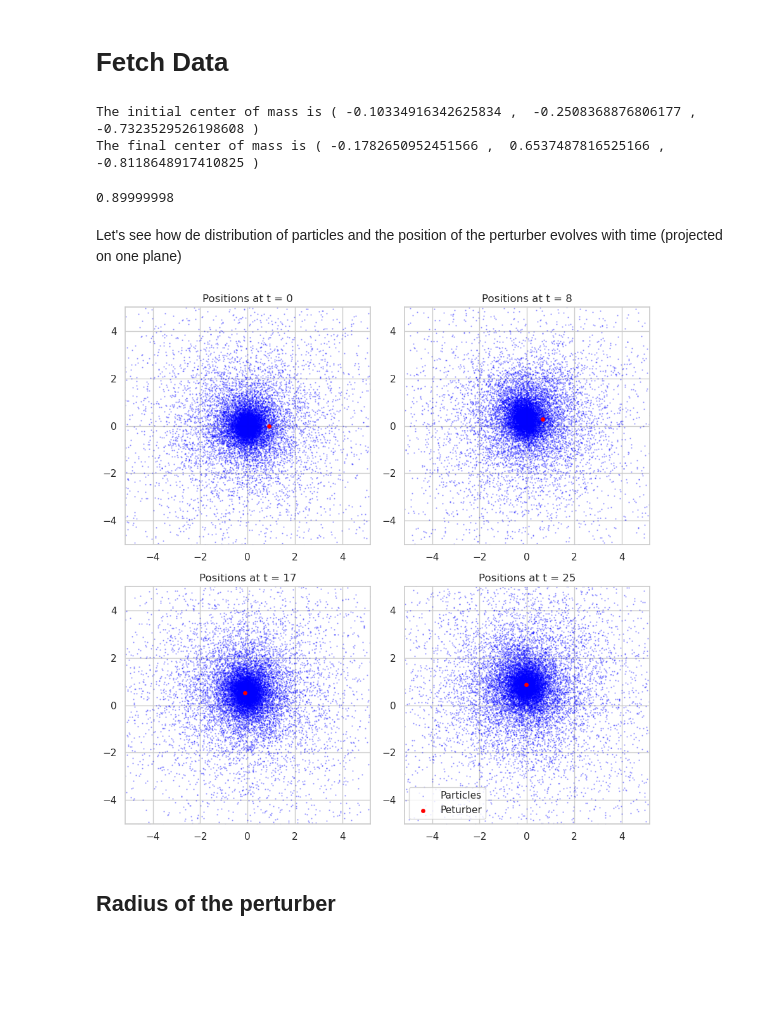
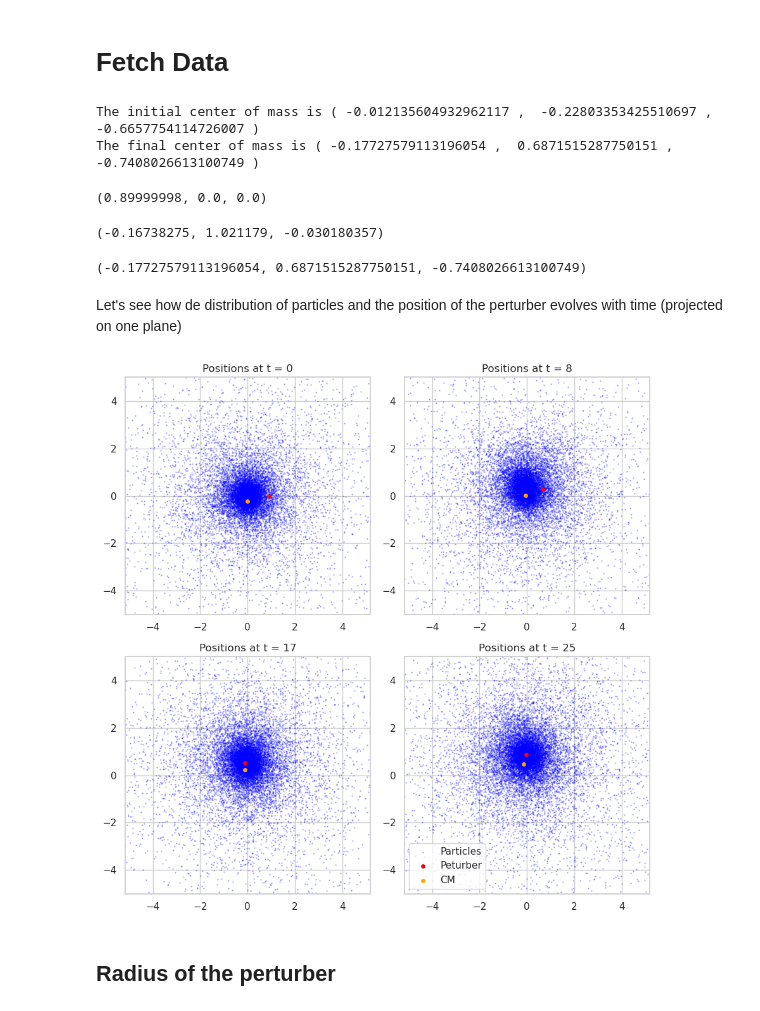
Before and after one commit to SimoneArienti/Galaxies-and-Dynamics, a Jupyter notebook: Project/Jaffe with Perturber.ipynb, the cells around one changed output. Saved outputs shown, nothing was run; the diff lists cells and outputs as text; code cells hidden in the pictures; blank space fills up the shorter version.

```diff
--- a/Project/Jaffe with Perturber.ipynb
+++ b/Project/Jaffe with Perturber.ipynb
@@ -74,7 +74,7 @@ def dati (data,N,M_tot,M_p):
 
     for i in range (len(x[0])):
 
-        '''
+
         # Centro di massa del sistema Jaffe + Perturber
         cm_x.append(((np.sum(x.T[i,1:])*M_tot/(N-1))+x.T[i,0]*M_p)/(M_tot+M_p))
         cm_y.append(((np.sum(y.T[i,1:])*M_tot/(N-1))+y.T[i,0]*M_p)/(M_tot+M_p))
@@ -83,9 +83,10 @@ def dati (data,N,M_tot,M_p):
         '''
 
         # Centro di Massa del sistema di 20000 particelle
-        cm_x.append(((np.sum(x.T[i,1:])*M_tot)/(N-1))/(M_tot))
-        cm_y.append(((np.sum(y.T[i,1:])*M_tot)/(N-1))/(M_tot))
-        cm_z.append(((np.sum(z.T[i,1:])*M_tot)/(N-1))/(M_tot))
+        cm_x.append(np.sum(x.T[i,1:] * M_tot / (N-1))/M_tot)
+        cm_y.append(np.sum(y.T[i,1:] * M_tot / (N-1))/M_tot)
+        cm_z.append(np.sum(z.T[i,1:] * M_tot / (N-1))/M_tot)
+        '''
 
 
     print('The initial center of mass is (', cm_x[0],', ', cm_y[0],', ', cm_z[0], ')')
@@ -130,12 +131,20 @@ def dati (data,N,M_tot,M_p):
 # %%
 x,y,z,cm_x,cm_y,cm_z,v_x,v_y,v_z,cm_vx,cm_vy,cm_vz,r,r_cm,time = dati(data, N, M, M_p)
 # %% [output]
-The initial center of mass is ( -0.10334916342625834 ,  -0.2508368876806177 ,  -0.7323529526198608 )
-The final center of mass is ( -0.1782650952451566 ,  0.6537487816525166 ,  -0.8118648917410825 )
+The initial center of mass is ( -0.012135604932962117 ,  -0.22803353425510697 ,  -0.6657754114726007 )
+The final center of mass is ( -0.17727579113196054 ,  0.6871515287750151 ,  -0.7408026613100749 )
 # %%
-x[0][0]
+x[0][0], y[0][0], z[0][0]
 # %% [output]
-0.89999998
+(0.89999998, 0.0, 0.0)
+# %%
+x[0][-1], y[0][-1], z[0][-1]
+# %% [output]
+(-0.16738275, 1.021179, -0.030180357)
+# %%
+cm_x[-1], cm_y[-1], cm_z[-1]
+# %% [output]
+(-0.17727579113196054, 0.6871515287750151, -0.7408026613100749)
 # %% [markdown]
 Let's see how de distribution of particles and the position of the perturber evolves with time (projected on one plane)
 # %%
@@ -152,6 +161,7 @@ fig, ax = plt.subplots(2, 2, tight_layout=True, figsize=(9,9))
 # Plot 1
 ax[0][0].scatter(x[1:, t0], y[1:, t0], c='blue', alpha=0.3, s=0.5, label='Particles')
 ax[0][0].scatter(x[0][t0], y[0][t0], c='red', alpha=1, s=15, label='Peturber')
+ax[0][0].scatter(cm_x[t0], cm_y[t0], c='orange', alpha=1, s=15, label='CM')
 ax[0][0].set_title(f'Positions at t = {int(np.round(time[t0]))}')
 ax[0][0].axis('equal')
 #ax[0][0].legend(fontsize='large')
@@ -162,34 +172,37 @@ ax[0][0].set_ylim(-5, 5)
 # Plot 2
 ax[0][1].scatter(x[1:, t1], y[1:, t1], c='blue', alpha=0.3, s=0.5, label='Particles')
 ax[0][1].scatter(x[0][t1], y[0][t1], c='red', alpha=1, s=15, label='Peturber')
+ax[0][1].scatter(cm_x[t1], cm_y[t1], c='orange', alpha=1, s=15, label='CM')
 ax[0][1].set_title(f'Positions at t = {int(np.round(time[t1]))}')
 ax[0][1].axis('equal')
 #ax[0][1].legend(fontsize='large')
 ax[0][1].set_xlim(-5, 5)
 ax[0][1].set_ylim(-5, 5)
 
 
 # Plot 3
 ax[1][0].scatter(x[1:, t2], y[1:, t2], c='blue', alpha=0.3, s=0.5, label='Particles')
 ax[1][0].scatter(x[0][t2], y[0][t2], c='red', alpha=1, s=15, label='Peturber')
+ax[1][0].scatter(cm_x[t2], cm_y[t2], c='orange', alpha=1, s=15, label='CM')
 ax[1][0].set_title(f'Positions at t = {int(np.round(time[t2]))}')
 ax[1][0].axis('equal')
 #ax[1][0].legend(fontsize='large')
 ax[1][0].set_xlim(-5, 5)
 ax[1][0].set_ylim(-5, 5)
 
 # Plot 4
 ax[1][1].scatter(x[1:, t3], y[1:, t3], color='blue', alpha=0.3, s=0.5, label='Particles')
 ax[1][1].scatter(x[0][t3], y[0][t3], c='red', alpha=1, s=15, label='Peturber')
+ax[1][1].scatter(cm_x[t3], cm_y[t3], c='orange', alpha=1, s=15, label='CM')
 ax[1][1].set_title(f'Positions at t = {int(np.round(time[t3]))}')
 ax[1][1].axis('equal')
 ax[1][1].legend()
 ax[1][1].set_xlim(-5, 5)
 ax[1][1].set_ylim(-5, 5)
 
 plt.show()
 # %% [output]
-[figure, old version]
+[figure, new version]
 # %% [markdown]
 ## Radius of the perturber
 # %%
```
Also changed, not shown: parts of 6 cells of this notebook.
